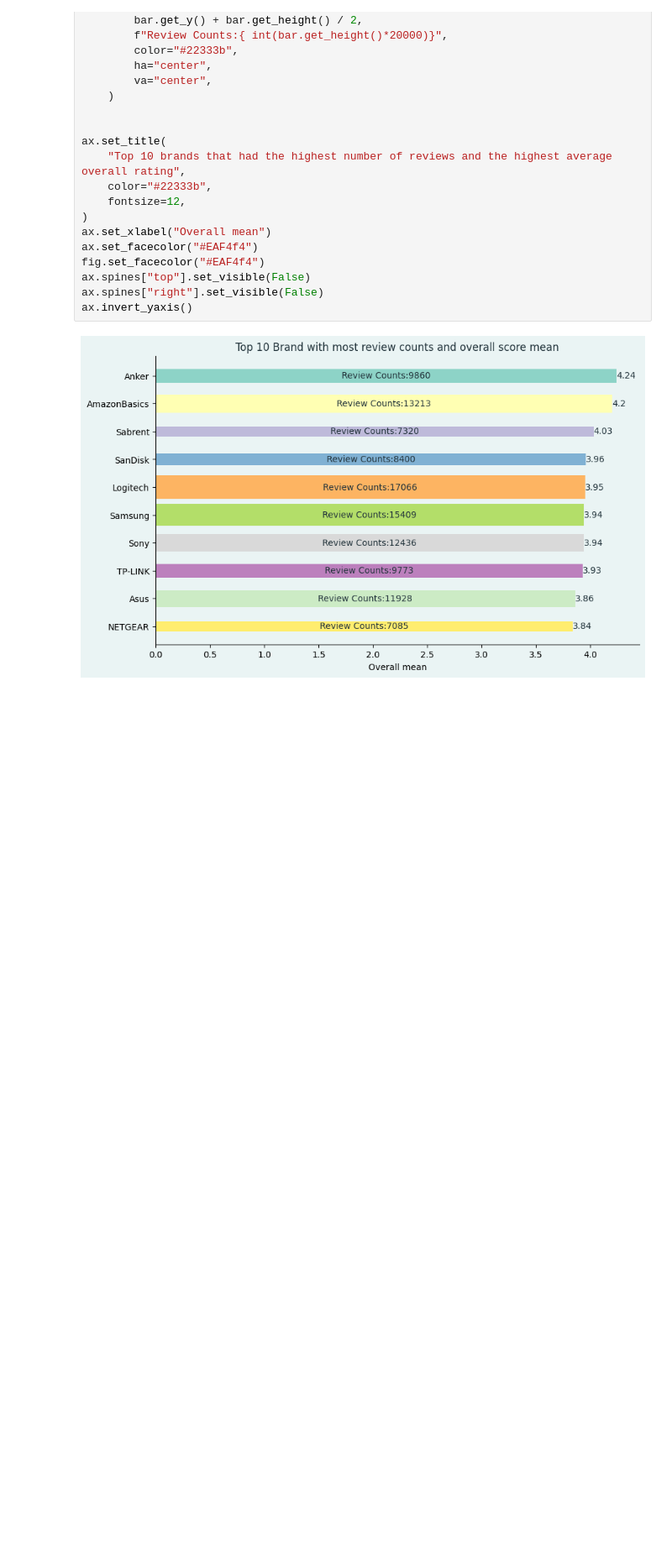
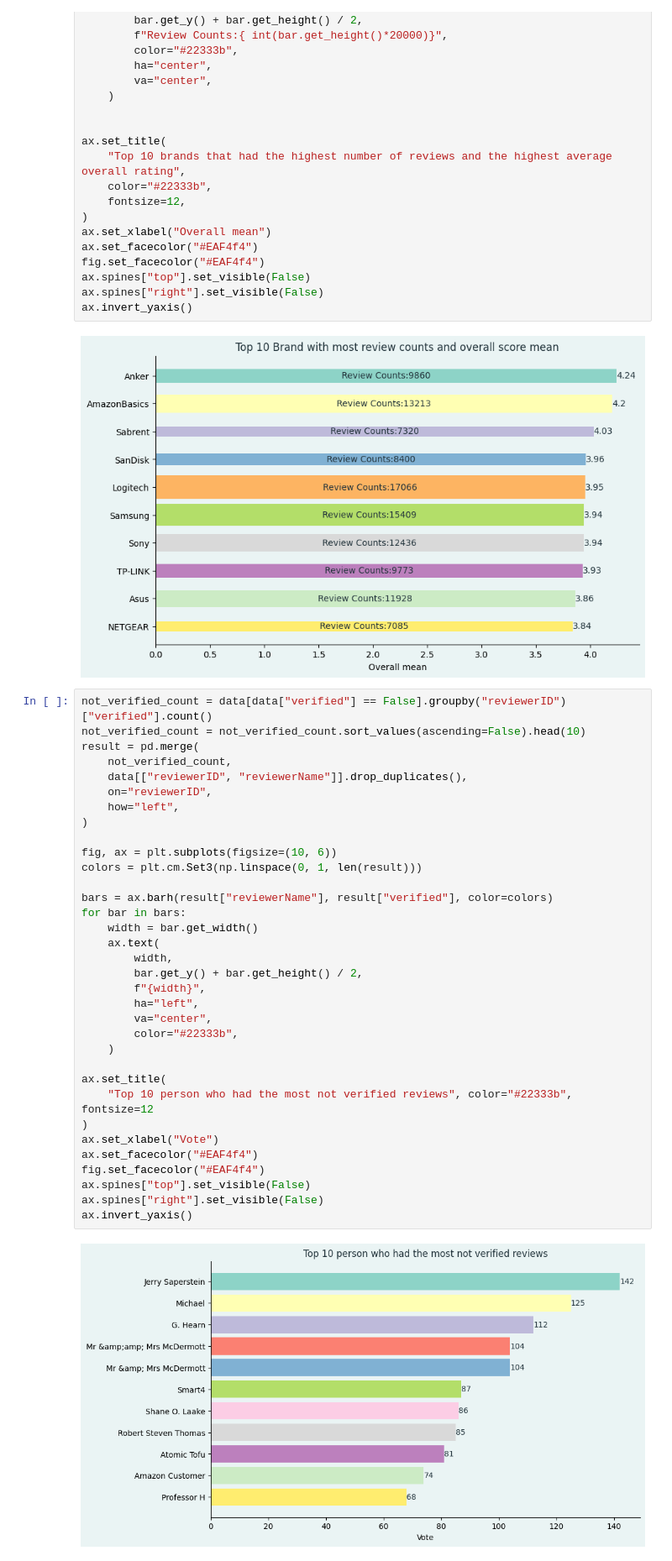
Before and after one commit to mr-robot77/Quera_G11-Project3, a Jupyter notebook: Problem2-Sentiment Analysis-NLP/section1.ipynb, the cells around one changed output. Shown at 84% size. Cells and saved outputs as stored; diff of their text form; blank space fills up the shorter version.

```diff
--- a/Problem2-Sentiment Analysis-NLP/section1.ipynb
+++ b/Problem2-Sentiment Analysis-NLP/section1.ipynb
@@ -607,3 +619,39 @@ ax.spines["right"].set_visible(False)
 ax.invert_yaxis()
 # %% [output]
 [figure]
+# %%
+not_verified_count = data[data["verified"] == False].groupby("reviewerID")["verified"].count()
+not_verified_count = not_verified_count.sort_values(ascending=False).head(10)
+result = pd.merge(
+    not_verified_count,
+    data[["reviewerID", "reviewerName"]].drop_duplicates(),
+    on="reviewerID",
+    how="left",
+)
+
+fig, ax = plt.subplots(figsize=(10, 6))
+colors = plt.cm.Set3(np.linspace(0, 1, len(result)))
+
+bars = ax.barh(result["reviewerName"], result["verified"], color=colors)
+for bar in bars:
+    width = bar.get_width()
+    ax.text(
+        width,
+        bar.get_y() + bar.get_height() / 2,
+        f"{width}",
+        ha="left",
+        va="center",
+        color="#22333b",
+    )
+
+ax.set_title(
+    "Top 10 person who had the most not verified reviews", color="#22333b", fontsize=12
+)
+ax.set_xlabel("Vote")
+ax.set_facecolor("#EAF4f4")
+fig.set_facecolor("#EAF4f4")
+ax.spines["top"].set_visible(False)
+ax.spines["right"].set_visible(False)
+ax.invert_yaxis()
+# %% [output]
+[figure, added]
```
Also changed, not shown: parts of 10 cells of this notebook.
